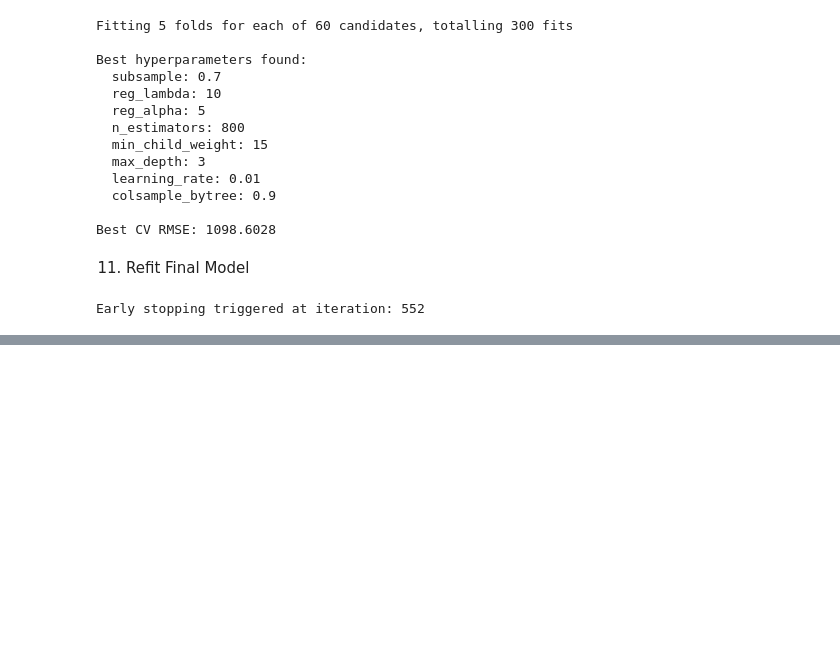
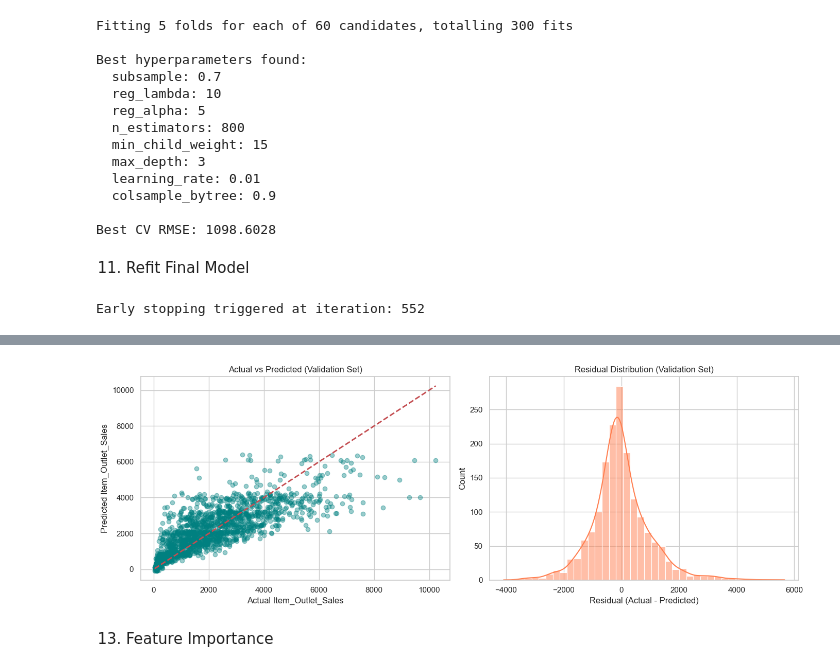
Before and after one commit to VjUdbhav/BigMart-Sales-Prediction, a Jupyter notebook: BigMart_Sales_Prediction.ipynb, the cells around one changed output, grey strips where cells are left out. Saved outputs shown, nothing was run; the diff lists cells and outputs as text; code cells hidden in the pictures; blank space fills up the shorter version.

Commit message:
Evaluated the model and saved it in the model folder. Also saved the test output in the csv file

```diff
--- a/BigMart_Sales_Prediction.ipynb
+++ b/BigMart_Sales_Prediction.ipynb
@@ -629,0 +632,28 @@ Early stopping triggered at iteration: 552
+# %%
+train_pred = final_model.predict(X_train)
+val_pred = final_model.predict(X_val)
+
+results = pd.DataFrame({
+    'Metric': ['R² Score', 'MAE', 'RMSE'],
+    'Train': [
+        r2_score(y_train, train_pred),
+        mean_absolute_error(y_train, train_pred),
+        np.sqrt(mean_squared_error(y_train, train_pred))
+    ],
+    'Validation': [
+        r2_score(y_val, val_pred),
+        mean_absolute_error(y_val, val_pred),
+        np.sqrt(mean_squared_error(y_val, val_pred))
+    ]
+})
+results['Train'] = results['Train'].round(4)
+results['Validation'] = results['Validation'].round(4)
+
+print("=" * 50)
+print("MODEL EVALUATION RESULTS")
+print("=" * 50)
+print(results.to_string(index=False))
+
+print(f"\nTraining Score (R²):   {r2_score(y_train, train_pred):.4f}")
+print(f"Testing/Validation Score (R²): {r2_score(y_val, val_pred):.4f}")
+print(f"Gap (Train - Val):     {r2_score(y_train, train_pred) - r2_score(y_val, val_pred):.4f}")
@@ -629,0 +672,20 @@ Early stopping triggered at iteration: 552
+# %%
+fig, axes = plt.subplots(1, 2, figsize=(14, 5))
+
+axes[0].scatter(y_val, val_pred, alpha=0.4, color='teal')
+axes[0].plot([y_val.min(), y_val.max()], [y_val.min(), y_val.max()], 'r--', lw=2)
+axes[0].set_xlabel('Actual Item_Outlet_Sales')
+axes[0].set_ylabel('Predicted Item_Outlet_Sales')
+axes[0].set_title('Actual vs Predicted (Validation Set)')
+
+residuals = y_val - val_pred
+sns.histplot(residuals, kde=True, bins=40, color='coral', ax=axes[1])
+axes[1].set_title('Residual Distribution (Validation Set)')
+axes[1].set_xlabel('Residual (Actual - Predicted)')
+
+plt.tight_layout()
+plt.show()
+# %% [output]
+[figure, added]
+# %% [markdown]
+13. Feature Importance
```
Also changed, not shown: parts of 7 cells of this notebook, 2 other files.
